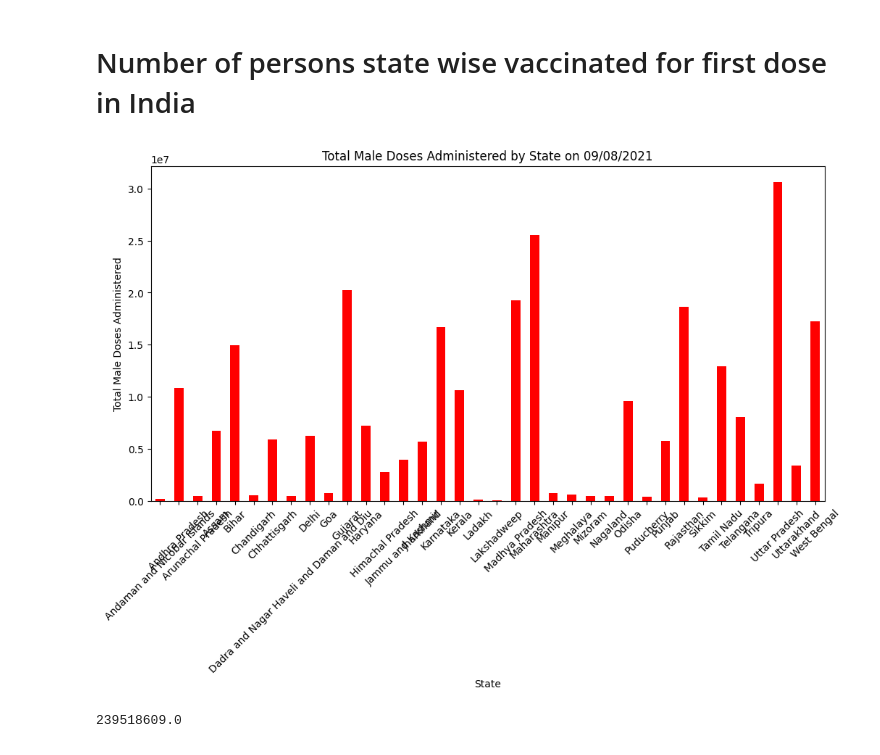
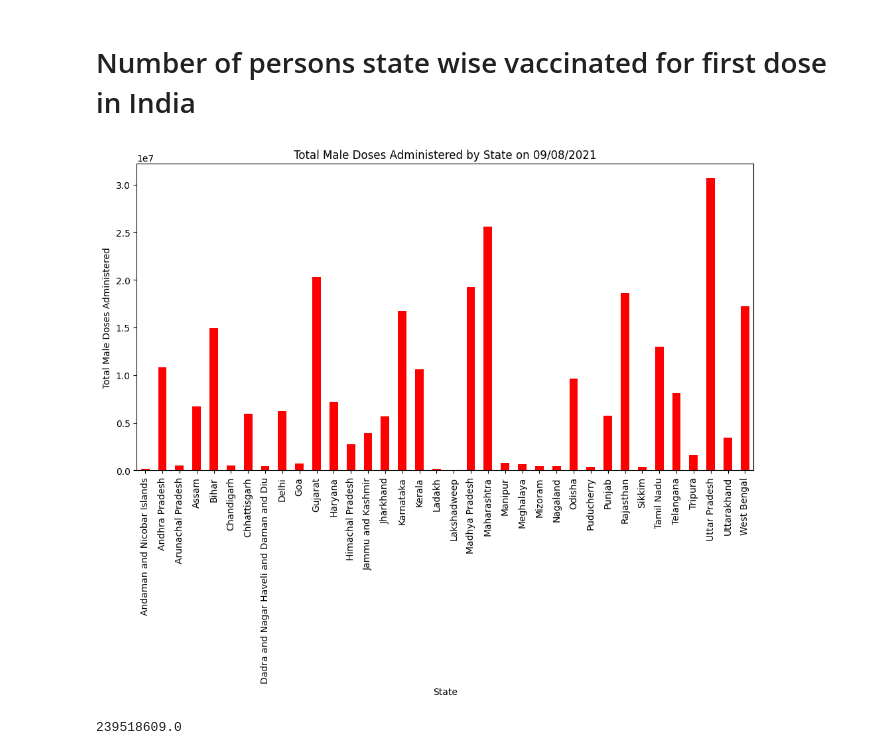
Before and after one commit to sahil3241/Covid-Analysis, a Jupyter notebook: a4.ipynb, the cells around one changed output. Saved outputs shown, nothing was run; the diff lists cells and outputs as text; code cells hidden in the pictures.

```diff
--- a/a4.ipynb
+++ b/a4.ipynb
@@ -135,14 +135,14 @@ print(total_male_doses_on_specific_date)
 # %%
 state_groupby_male_doses = specific_date_entries.groupby('State')['Male (Doses Administered)'].sum()
 plt.figure(figsize=(12, 6))
 state_groupby_male_doses.plot(kind='bar', color='red')
 plt.title('Total Male Doses Administered by State on ' + specific_date_str)
 plt.xlabel('State')
 plt.ylabel('Total Male Doses Administered')
-plt.xticks(rotation=45)
+plt.xticks(rotation=90)
 plt.show()
 # %% [output]
-[figure, old version]
+[figure, new version]
 # %%
 specific_date_str = '09/08/2021'
 
```
Also changed, not shown: parts of 5 cells of this notebook, 4 other files.
